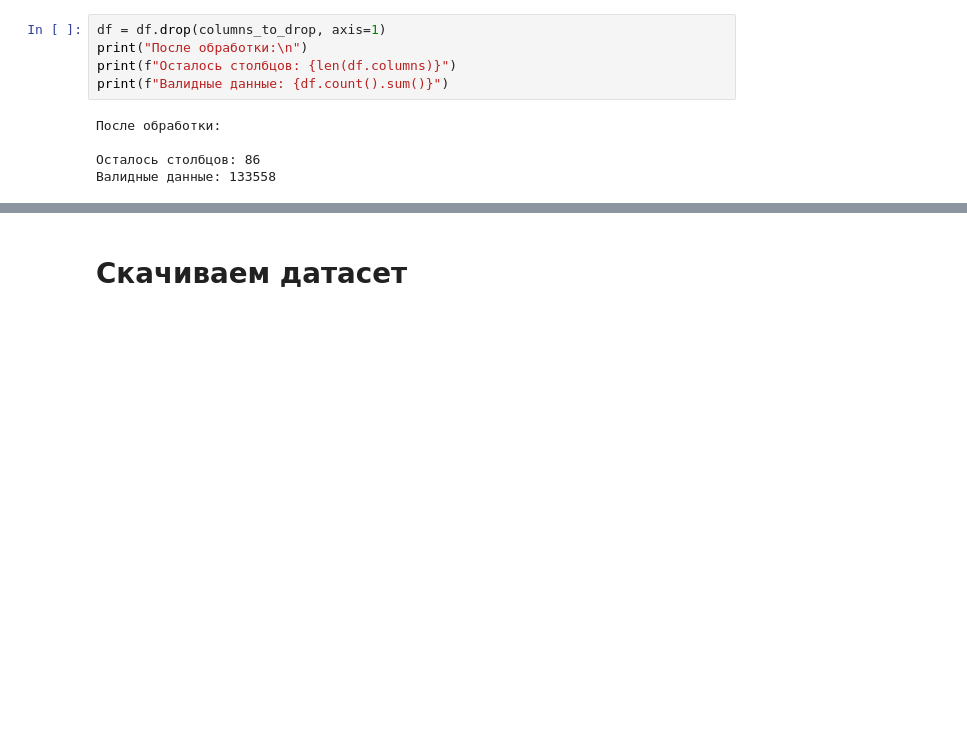
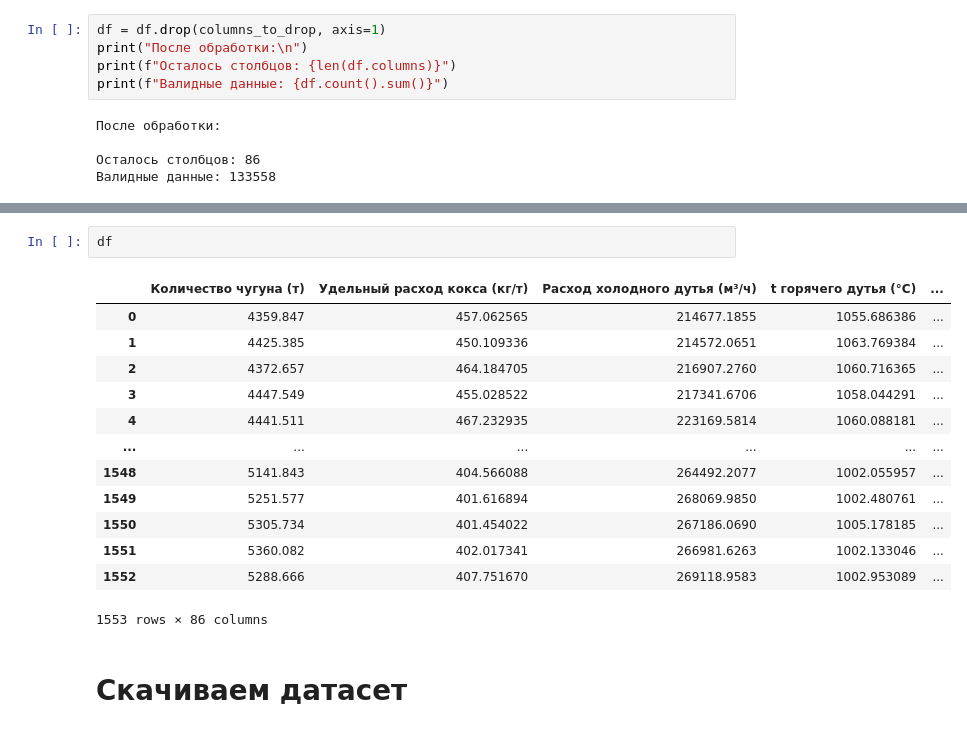
Before and after one commit to notKguin/MMK-Informservice, a Jupyter notebook: final_project/project/ML_intensive_final_project_cleaned.ipynb, the cells around one changed output, grey strips where cells are left out. Drawn from its saved outputs; the diff is of its cells as text; blank space fills up the shorter version.

```diff
--- a/final_project/project/ML_intensive_final_project_cleaned.ipynb
+++ b/final_project/project/ML_intensive_final_project_cleaned.ipynb
@@ -530,3 +548,19 @@ print(f"Валидные данные: {df.count().sum()}")
+# %%
+df
+# %% [output]
+|  | Количество чугуна (т) | Удельный расход кокса (кг/т) | Расход холодного дутья (м³/ч) | t горячего дутья (°С) | ... |
+| 0 | 4359.847 | 457.062565 | 214677.1855 | 1055.686386 | ... |
+| 1 | 4425.385 | 450.109336 | 214572.0651 | 1063.769384 | ... |
+| 2 | 4372.657 | 464.184705 | 216907.2760 | 1060.716365 | ... |
+| 3 | 4447.549 | 455.028522 | 217341.6706 | 1058.044291 | ... |
+| 4 | 4441.511 | 467.232935 | 223169.5814 | 1060.088181 | ... |
+| ... | ... | ... | ... | ... | ... |
+| 1548 | 5141.843 | 404.566088 | 264492.2077 | 1002.055957 | ... |
+| 1549 | 5251.577 | 401.616894 | 268069.9850 | 1002.480761 | ... |
+| 1550 | 5305.734 | 401.454022 | 267186.0690 | 1005.178185 | ... |
+| 1551 | 5360.082 | 402.017341 | 266981.6263 | 1002.133046 | ... |
+| 1552 | 5288.666 | 407.751670 | 269118.9583 | 1002.953089 | ... |
+1553 rows × 86 columns
 # %% [markdown]
 # Скачиваем датасет
 # %%
```
Also changed, not shown: parts of 4 cells of this notebook.
